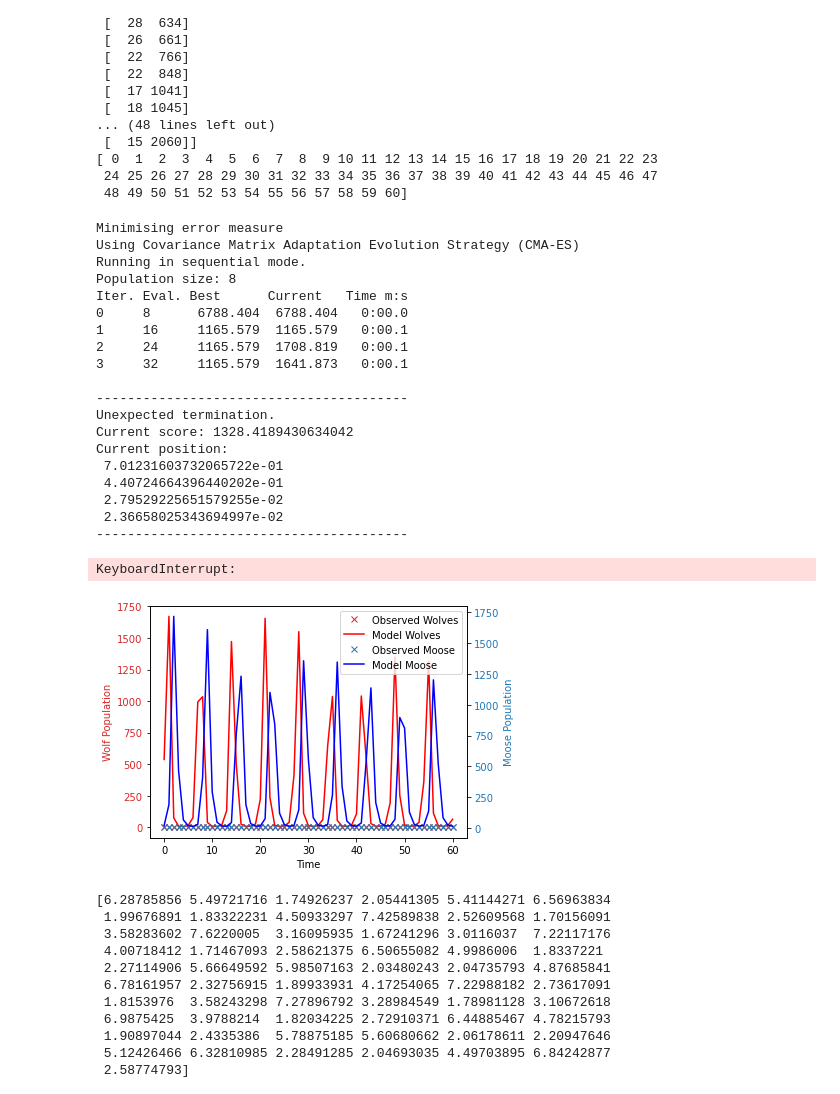
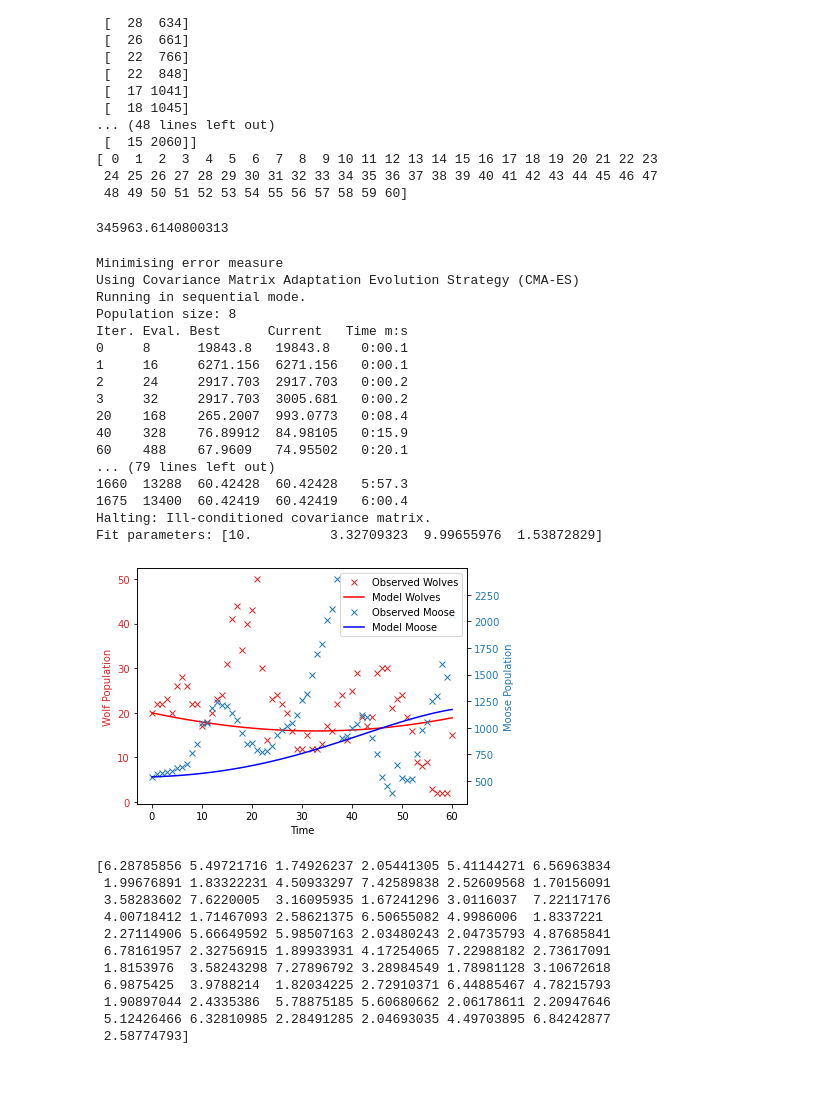
Before and after one commit to siilott/lotka-volterra-wolf-moose, a Jupyter notebook: lotka-volterra.ipynb, the cells around one changed output. Saved outputs shown, nothing was run; the diff lists cells and outputs as text; code cells hidden in the pictures.

Commit message:
Order of states and optimisation limits have been changed.

```diff
--- a/lotka-volterra.ipynb
+++ b/lotka-volterra.ipynb
@@ -62,13 +62,14 @@ class LotkaVolterraModel(pints.ForwardModel):
         a, b, c, d = parameters
 
         def dy(t, state):
-            x, y = state
+            y, x = state
+
+            dy = -c * y + d * x * y
             dx= a * x - b * x * y
-            dy = -c * y + d * x * y
 
-            return (dx, dy)
+            return (dy, dx)
 
-        initial_condition = np.asarray([np.log(init_moose), np.log(init_wolves)])
+        initial_condition = np.asarray([np.log(init_wolves), np.log(init_moose)])
 
         res = scipy.integrate.solve_ivp(
             dy,
@@ -77,3 +78,5 @@ class LotkaVolterraModel(pints.ForwardModel):
             t_eval=mod_times)
 
         return res.y.T
+
+m = LotkaVolterraModel()
@@ -160,13 +166,17 @@ print(mod_times)
 [ 0  1  2  3  4  5  6  7  8  9 10 11 12 13 14 15 16 17 18 19 20 21 22 23
  24 25 26 27 28 29 30 31 32 33 34 35 36 37 38 39 40 41 42 43 44 45 46 47
  48 49 50 51 52 53 54 55 56 57 58 59 60]
+# %%
+error([0.5, 0.02, 0.1, 0.5])
+# %% [output]
+345963.6140800313
 # %%
 # Step 5: Set up the problem
-problem = pints.MultiOutputProblem(m , times, np.log(observed_data))
+problem = pints.MultiOutputProblem(m , mod_times, np.log(observed_data))
 error = pints.SumOfSquaresError(problem)
 
 # Step 6: Create the log-posterior
-log_prior_theta = pints.UniformLogPrior(lower_or_boundaries=0, upper=10)
+log_prior_theta = pints.UniformLogPrior(lower_or_boundaries=0, upper=3)
 log_prior_sigma = pints.GaussianLogPrior(mean=0, sd=3)
 log_prior = pints.ComposedLogPrior(log_prior_theta, log_prior_theta, log_prior_theta, log_prior_theta,
                                    log_prior_sigma, log_prior_sigma)
@@ -175,7 +185,7 @@ log_posterior = pints.LogPosterior(log_likelihood, log_prior)
 
 transformation = pints.RectangularBoundariesTransformation(
     [0.01, 0.01, 0.01, 0.01],
-    [10.0, 10.0, 10, 10.0])
+    [10, 10, 10, 10])
 
 opt = pints.OptimisationController(
     error,
@@ -184,8 +194,8 @@ opt = pints.OptimisationController(
     transformation=transformation
 )
 
-opt.set_log_interval(200)
-opt.set_max_evaluations(200)
+opt.set_log_interval(20)
+opt.set_max_evaluations(20000)
 
 found_parameters, found_value = opt.run()
 
@@ -196,44 +206,41 @@ Using Covariance Matrix Adaptation Evolution Strategy (CMA-ES)
 Running in sequential mode.
 Population size: 8
 Iter. Eval. Best      Current   Time m:s
-0     8      6788.404  6788.404   0:00.0
-1     16     1165.579  1165.579   0:00.1
-2     24     1165.579  1708.819   0:00.1
-3     32     1165.579  1641.873   0:00.1
-
-----------------------------------------
-Unexpected termination.
-Current score: 1328.4189430634042
-Current position:
- 7.01231603732065722e-01
- 4.40724664396440202e-01
- 2.79529225651579255e-02
- 2.36658025343694997e-02
-----------------------------------------
+0     8      19843.8   19843.8    0:00.1
+1     16     6271.156  6271.156   0:00.1
+2     24     2917.703  2917.703   0:00.2
+3     32     2917.703  3005.681   0:00.2
+20    168    265.2007  993.0773   0:08.4
+40    328    76.89912  84.98105   0:15.9
+60    488    67.9609   74.95502   0:20.1
+... (79 lines left out)
+1660  13288  60.42428  60.42428   5:57.3
+1675  13400  60.42419  60.42419   6:00.4
+Halting: Ill-conditioned covariance matrix.
+Fit parameters: [10.          3.32709323  9.99655976  1.53872829]
-KeyboardInterrupt:
 # %%
 # Evaluate the model with the found parameters and plot the results
 fig, ax1 = plt.subplots()
 
 # Plot observed wolf population
 ax1.set_xlabel('Time')
 ax1.set_ylabel('Wolf Population', color='tab:red')
-ax1.plot(mod_times, np.log(observed_data)[:, 0], 'x', label='Observed Wolves', color='tab:red')
+ax1.plot(mod_times, observed_data[:, 0], 'x', label='Observed Wolves', color='tab:red')
 ax1.plot(mod_times, np.exp(problem.evaluate(found_parameters)[:, 0]), label='Model Wolves', color='red')
 ax1.tick_params(axis='y', labelcolor='tab:red')
 
 # Plot observed moose population
 ax2 = ax1.twinx()
 ax2.set_ylabel('Moose Population', color='tab:blue')
-ax2.plot(mod_times, np.log(observed_data)[:, 1], 'x', label='Observed Moose', color='tab:blue')
+ax2.plot(mod_times, observed_data[:, 1], 'x', label='Observed Moose', color='tab:blue')
 ax2.plot(mod_times, np.exp(problem.evaluate(found_parameters)[:, 1]), label='Model Moose', color='blue')
 ax2.tick_params(axis='y', labelcolor='tab:blue')
 
 fig.tight_layout()
 fig.legend(loc='upper right', bbox_to_anchor=(1,1), bbox_transform=ax1.transAxes)
 plt.show()
 # %% [output]
-[figure, old version]
+[figure, new version]
 # %%
 print(problem.evaluate(found_parameters)[:, 0])
 print(problem.evaluate(found_parameters)[:, 1])
```
Also changed, not shown: parts of 2 cells of this notebook.
